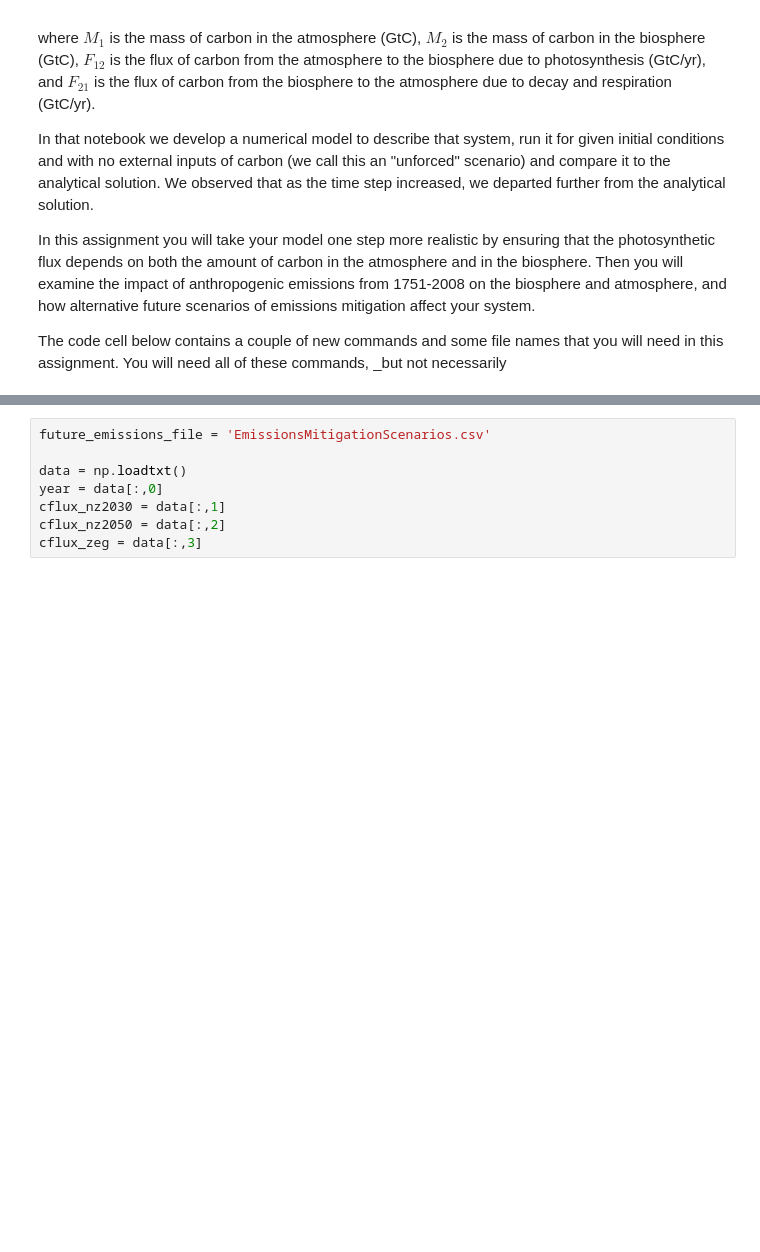
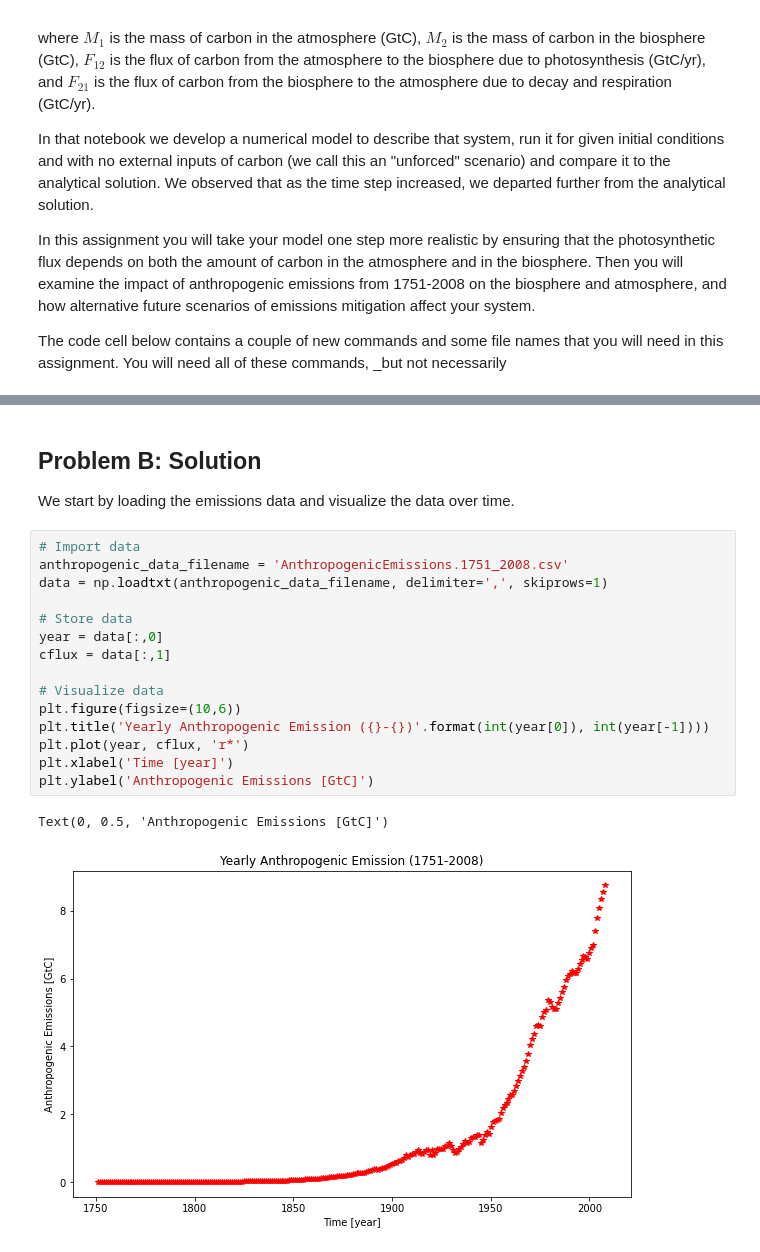
Before and after one commit to DamynChipman/geos518-fall-2021, a Jupyter notebook: mod02/mod02-CarbonModel-Assignment.ipynb, the cells around one changed output, grey strips where cells are left out. Drawn from its saved outputs; the diff is of its cells as text; blank space fills up the shorter version.

```diff
--- a/mod02/mod02-CarbonModel-Assignment.ipynb
+++ b/mod02/mod02-CarbonModel-Assignment.ipynb
@@ -90,8 +121,22 @@ __Problem C: Examine the effects of mitigation__
-# %%
-future_emissions_file = 'EmissionsMitigationScenarios.csv'
-
-data = np.loadtxt()
-year = data[:,0]
-cflux_nz2030 = data[:,1]
-cflux_nz2050 = data[:,2]
-cflux_zeg = data[:,3]
+# %% [markdown]
+## Problem B: Solution
+
+We start by loading the emissions data and visualize the data over time.
+# %%
+# Import data
+anthropogenic_data_filename = 'AnthropogenicEmissions.1751_2008.csv'
+data = np.loadtxt(anthropogenic_data_filename, delimiter=',', skiprows=1)
+
+# Store data
+year = data[:,0]
+cflux = data[:,1]
+
+# Visualize data
+plt.figure(figsize=(10,6))
+plt.title('Yearly Anthropogenic Emission ({}-{})'.format(int(year[0]), int(year[-1])))
+plt.plot(year, cflux, 'r*')
+plt.xlabel('Time [year]')
+plt.ylabel('Anthropogenic Emissions [GtC]')
+# %% [output]
+Text(0, 0.5, 'Anthropogenic Emissions [GtC]')
+[figure, added]
```
Also changed, not shown: parts of 17 cells of this notebook, 1 other file.
